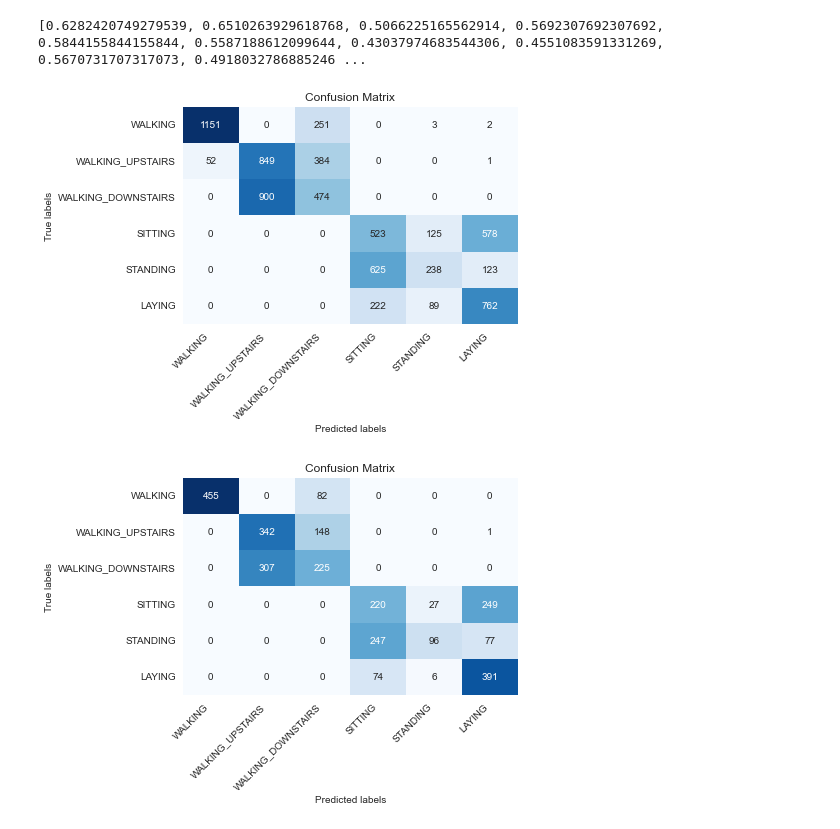
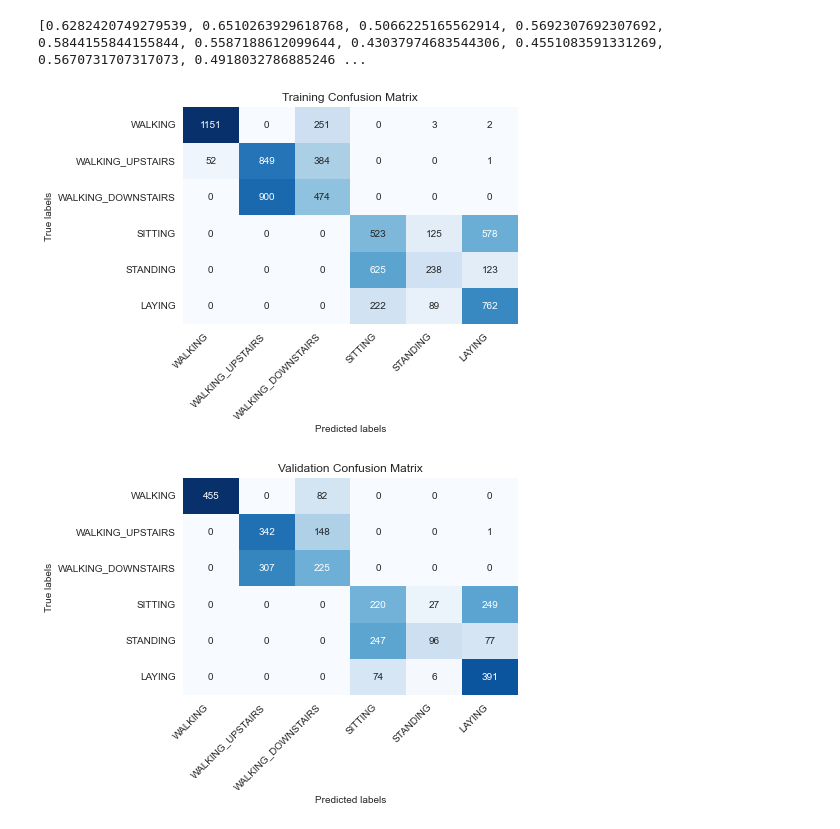
Before and after one commit to david5010/Human-Activity-Recognition-with-Smartphones, a Jupyter notebook: data_exploration.ipynb, the cells around one changed output. Saved outputs shown, nothing was run; the diff lists cells and outputs as text; code cells hidden in the pictures.

Commit message:
Resolved confusion matrix names

```diff
--- a/data_exploration.ipynb
+++ b/data_exploration.ipynb
@@ -148,24 +148,24 @@ print(pred_accs)
 # %%
 # Creating a confusion matrix based on the best mapping for all subjects
 total_cm = np.zeros((6, 6), dtype=int)
 
 for i in range(len(groups)):
     pred = gauss_hmm.predict(groups[i])
     pred_act = [best_mapping[state] for state in pred]
     true = data[data['subject'] == subjects[i]]['Activity'].values
     cm = confusion_matrix(true, pred_act)
     total_cm += cm
 
 fig,ax = plt.subplots()
 sns.heatmap(total_cm, annot=True, fmt="d", cmap="Blues", cbar=False, ax=ax, xticklabels=classes, yticklabels=classes)
 ax.set_xlabel('Predicted labels')
 ax.set_ylabel('True labels')
-ax.set_title('Confusion Matrix')
+ax.set_title('Training Confusion Matrix')
 ax.set_xticklabels(ax.get_xticklabels(), rotation=45, ha='right')
 ax.set_yticklabels(ax.get_yticklabels(), rotation=0)
 plt.show()
 # %% [output]
-[figure, old version]
+[figure, new version]
 # %%
 test = pd.read_csv('data/test.csv')
 # %%
@@ -185,9 +185,9 @@ fig,ax = plt.subplots()
 sns.heatmap(total_cm, annot=True, fmt="d", cmap="Blues", cbar=False, ax=ax, xticklabels=classes, yticklabels=classes)
 ax.set_xlabel('Predicted labels')
 ax.set_ylabel('True labels')
-ax.set_title('Confusion Matrix')
+ax.set_title('Validation Confusion Matrix')
 ax.set_xticklabels(ax.get_xticklabels(), rotation=45, ha='right')
 ax.set_yticklabels(ax.get_yticklabels(), rotation=0)
 plt.show()
 # %% [output]
-[figure, old version]
+[figure, new version]
```
